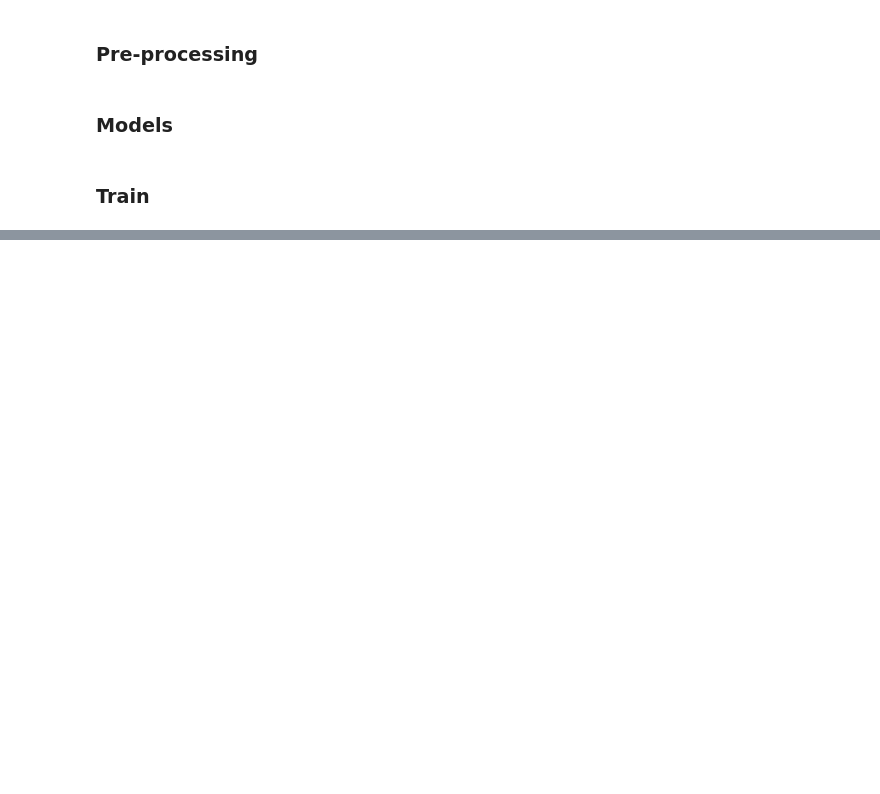
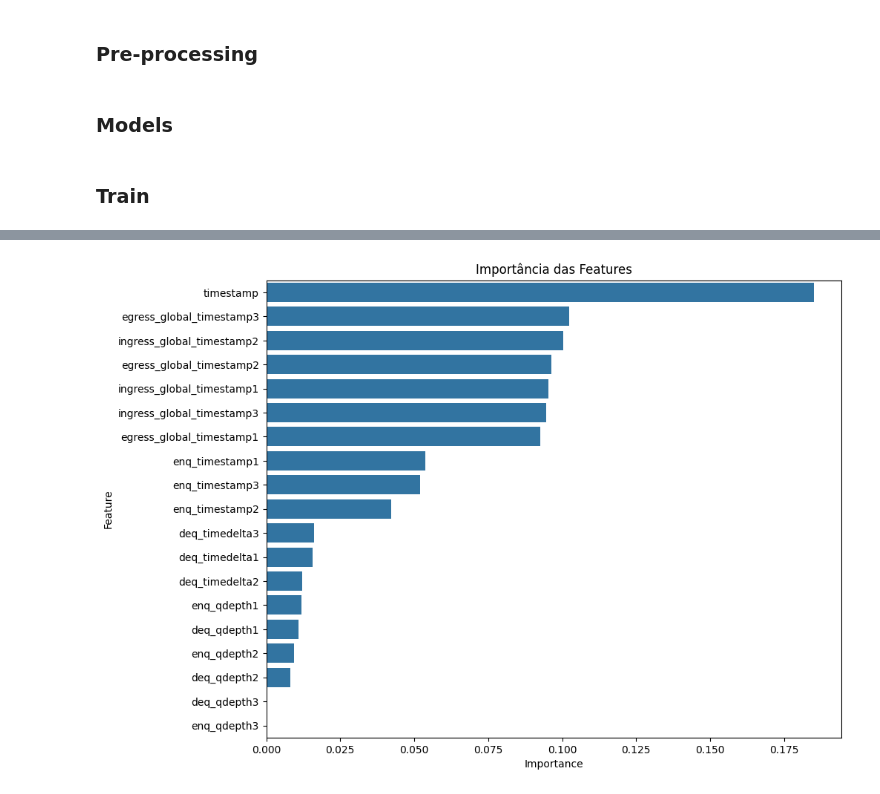
Before and after one commit to lukilme/search-telemetry-service-estimation, a Jupyter notebook: secondtry.ipynb, the cells around one changed output, grey strips where cells are left out. Drawn from its saved outputs; the diff is of its cells as text; code cells hidden in the pictures; blank space fills up the shorter version.

```diff
--- a/secondtry.ipynb
+++ b/secondtry.ipynb
@@ -243,0 +208,89 @@ Normalized Mean Absolute Error na avaliação: 0.29101955956263614
+# %%
+import pandas as pd
+import numpy as np
+import matplotlib.pyplot as plt
+import seaborn as sns
+from sklearn.model_selection import train_test_split, KFold, RandomizedSearchCV
+from sklearn.impute import SimpleImputer
+from sklearn.preprocessing import StandardScaler
+from xgboost import XGBRegressor
+from sklearn.metrics import mean_absolute_error
+
+X = result_total
+Y = labels
+
+# Imputação e remoção de atributos com valores iguais
+imputer = SimpleImputer(strategy='mean')
+X_imputed = pd.DataFrame(imputer.fit_transform(X), columns=X.columns)
+
+def remove_same_valued_attr(df):
+    return df.loc[:, df.nunique() > 1]
+
+X_imputed = remove_same_valued_attr(X_imputed)
+
+# Dividindo os dados
+X_train, X_eval, Y_train, Y_eval = train_test_split(
+    X_imputed, Y, test_size=0.2, random_state=42
+)
+
+# Pipeline e RandomizedSearchCV
+pipeline = Pipeline([
+    ('scaler', StandardScaler()),
+    ('regressor', XGBRegressor(random_state=42, objective='reg:squarederror'))
+])
+
+param_dist = {
+    'regressor__n_estimators': [50, 100, 300],
+    'regressor__max_depth': [ 5, 10, 50],
+    'regressor__min_child_weight': [5, 10],
+    'regressor__learning_rate': [0.01, 0.1],
+}
+
+kf = KFold(n_splits=5, shuffle=True, random_state=42)
+
+random_search = RandomizedSearchCV(
+    pipeline,
+    param_distributions=param_dist,
+    n_iter=10,
+    cv=kf,
+    scoring='neg_mean_absolute_error',  # Alterado para MAE
+    random_state=42,
+    n_jobs=-1,
+    verbose=3
+)
+
+random_search.fit(X_train, Y_train)
+
+# Avaliação do modelo
+best_model = random_search.best_estimator_
+
+Y_pred = best_model.predict(X_eval)
+
+# Cálculo do NMAE
+mae = mean_absolute_error(Y_eval, Y_pred)
+nmae = mae / Y_eval.mean()  # Normalizando pelo valor médio
+
+print(f'Melhor modelo: {best_model}')
+print(f'Mean Absolute Error na avaliação: {mae}')
+print(f'Normalized Mean Absolute Error na avaliação: {nmae}')
+
+# Visualizações
+plt.figure(figsize=(8, 6))
+sns.scatterplot(x=Y_eval, y=Y_pred)
+plt.xlabel('Valores Reais')
+plt.ylabel('Valores Preditos')
+plt.title('Valores Reais vs Preditos')
+plt.show()
+
+importances = best_model.named_steps['regressor'].feature_importances_
+feature_names = X_imputed.columns
+importances_df = pd.DataFrame({
+    'Feature': feature_names,
+    'Importance': importances
+}).sort_values(by='Importance', ascending=False)
+
+plt.figure(figsize=(10, 8))
+sns.barplot(x='Importance', y='Feature', data=importances_df)
+plt.title('Importância das Features')
+plt.show()
+# %% [output]
@@ -243,0 +308 @@ Normalized Mean Absolute Error na avaliação: 0.29101955956263614
+[figure, added]
```
Also changed, not shown: parts of 8 cells of this notebook, 6 other files.
